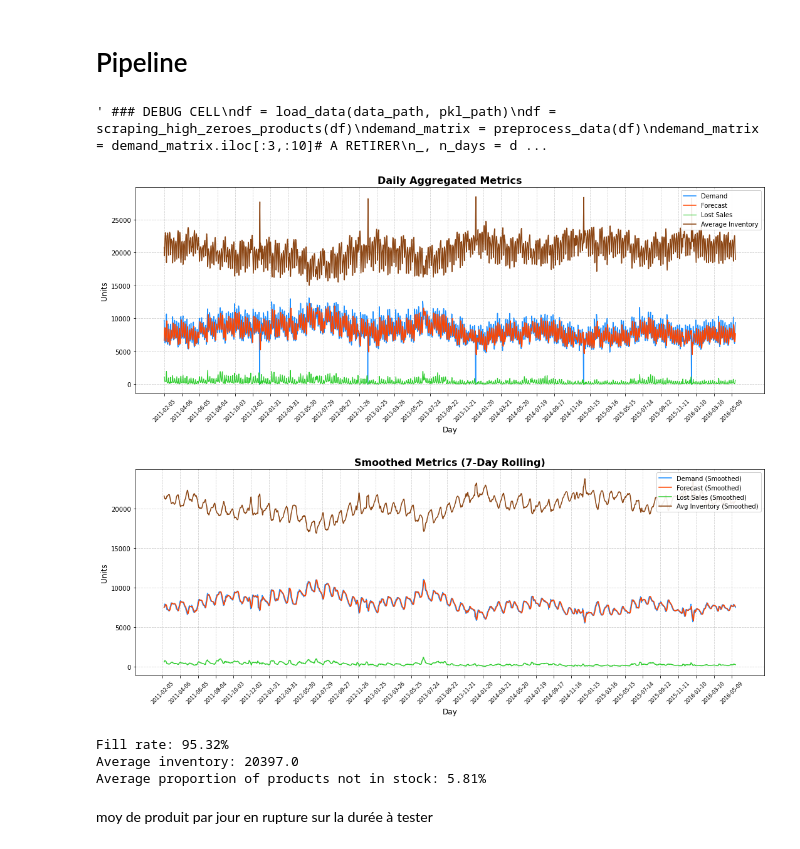
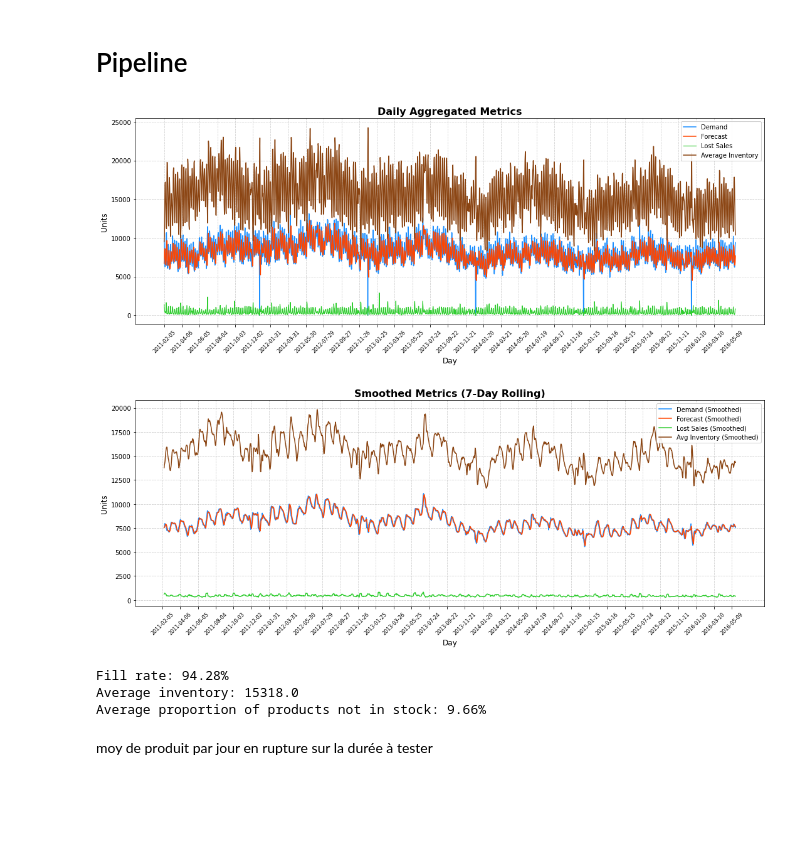
Before and after one commit to Jboistel/memoire, a Jupyter notebook: test.ipynb, the cells around one changed output. Cells and saved outputs as stored; diff of their text form; code cells hidden in the pictures; blank space fills up the shorter version.

```diff
--- a/test.ipynb
+++ b/test.ipynb
@@ -321,6 +313,8 @@ def compute_stock(up_to_level, demand):
     demand = demand_matrix.to_numpy()
     up_to_level = up_to_level_matrix.to_numpy()
     # Ensure no NaN values in the matrices """
+    np.nan_to_num(up_to_level, copy=False)
+
     n_products, n_days = demand.shape
 
     # Initialisation des arrays
@@ -344,7 +338,7 @@ def compute_stock(up_to_level, demand):
         T1[:, day] = T2[:, day - 1]
         inventory_begin[:, day] = inventory_end[:, day - 1] + T1[:, day - 1]
         inventory_end[:, day] = np.maximum(inventory_begin[:, day] - demand[:, day], 0)
-        T2[:, day] = np.maximum(up_to_level[:, day] - inventory_end[:, day] - T1[:, day], 0)
+        T2[:, day] = np.nan_to_num(np.maximum(up_to_level[:, day] - inventory_end[:, day] - T1[:, day], 0))
         sales[:, day] = inventory_begin[:, day] - inventory_end[:, day]
         lost_sales[:, day] = np.maximum(demand[:, day] - sales[:, day], 0)
 
@@ -360,6 +354,8 @@ def compute_stock(up_to_level, demand):
     lost_sales_matrix = pd.DataFrame(lost_sales, index=index, columns=columns) """
 
     return inventory_begin, inventory_end, T1, T2, sales, lost_sales
+
+inventory_begin, inventory_end, _, _, _, lost_sales = compute_stock(up_to_level_matrix.to_numpy(), demand_matrix.to_numpy())
 # %% [markdown]
 # Performance metrics
 # %%
@@ -511,27 +507,17 @@ output('FC_avg_2_days', 0.95, 1500, 0.85, 'output_metrics.csv')
 # %% [markdown]
 # Pipeline
 # %%
-""" ### DEBUG CELL
+### DEBUG CELL
 df = load_data(data_path, pkl_path)
 df = scraping_high_zeroes_products(df)
 demand_matrix = preprocess_data(df)
-demand_matrix = demand_matrix.iloc[:3,:10]# A RETIRER
+#demand_matrix = demand_matrix.iloc[:1, :]# A RETIRER
 _, n_days = demand_matrix.shape
 forecast_matrix = FC_avg_3_days(demand_matrix)
-safety_stock_matrix = SS_on_forecast(demand_matrix, forecast_matrix, 0.3)
-up_to_level_matrix = Up_to_level(forecast_matrix, safety_stock_matrix, utl_factor=1)
-inventory_begin_matrix, inventory_end_matrix, _, _, _, lost_sales_matrix = compute_stock(up_to_level_matrix, demand_matrix)
-lost_sales = lost_sales_matrix.to_numpy()
-demand = demand_matrix.to_numpy()
-
-fill_rate = 1 - lost_sales.sum().sum() / demand.sum().sum()
-fill_rates = 1 - lost_sales.sum(axis=1) / demand.sum(axis=1)
-avg_inventory = (inventory_begin_matrix.sum().sum() + inventory_end_matrix.sum().sum()) / 2 // n_days
-# Compute the average percentage of products containing lost sales per day
-products_with_lost_sales = (lost_sales_matrix > 0).sum(axis=0)/lost_sales_matrix.shape[0]
-average_percentage_lost_sales = products_with_lost_sales.mean() """
+safety_stock_matrix = SS_cst(demand_matrix, forecast_matrix, None)
+up_to_level_matrix = up_to_level_3_next_days(demand_matrix, forecast_matrix, safety_stock_matrix, None, None)
+inventory_begin, inventory_end, _, _, _, lost_sales = compute_stock(up_to_level_matrix.to_numpy(), demand_matrix.to_numpy())
+fill_rate, avg_inventory, average_percentage_lost_sales = compute_results(demand_matrix, lost_sales, inventory_begin, inventory_end, n_days)
-# %% [output]
-' ### DEBUG CELL\ndf = load_data(data_path, pkl_path)\ndf = scraping_high_zeroes_products(df)\ndemand_matrix = preprocess_data(df)\ndemand_matrix = demand_matrix.iloc[:3,:10]# A RETIRER\n_, n_days = d ...
 # %%
 def pipeline(forecast_func=None,
              ss_func=None, ss_factor=None,
@@ -556,13 +542,13 @@ def pipeline(forecast_func=None,
 # %%
 pipeline(forecast_func=FC_avg_3_days,
          ss_func=SS_on_forecast, ss_factor=0.3,
-         up_to_level_func=up_to_level_optimal_restock, min_fill_rate=0.95,
+         up_to_level_func=up_to_level_3_next_days,
          compute_stock_func=compute_stock)
 # %% [output]
-[figure, old version]
+[figure, new version]
-[figure, old version]
+[figure, new version]
-Fill rate: 95.32%
-Average inventory: 20397.0
-Average proportion of products not in stock: 5.81%
+Fill rate: 94.28%
+Average inventory: 15318.0
+Average proportion of products not in stock: 9.66%
 # %% [markdown]
 moy de produit par jour en rupture sur la durée à tester
```
Also changed, not shown: parts of 4 cells of this notebook.
